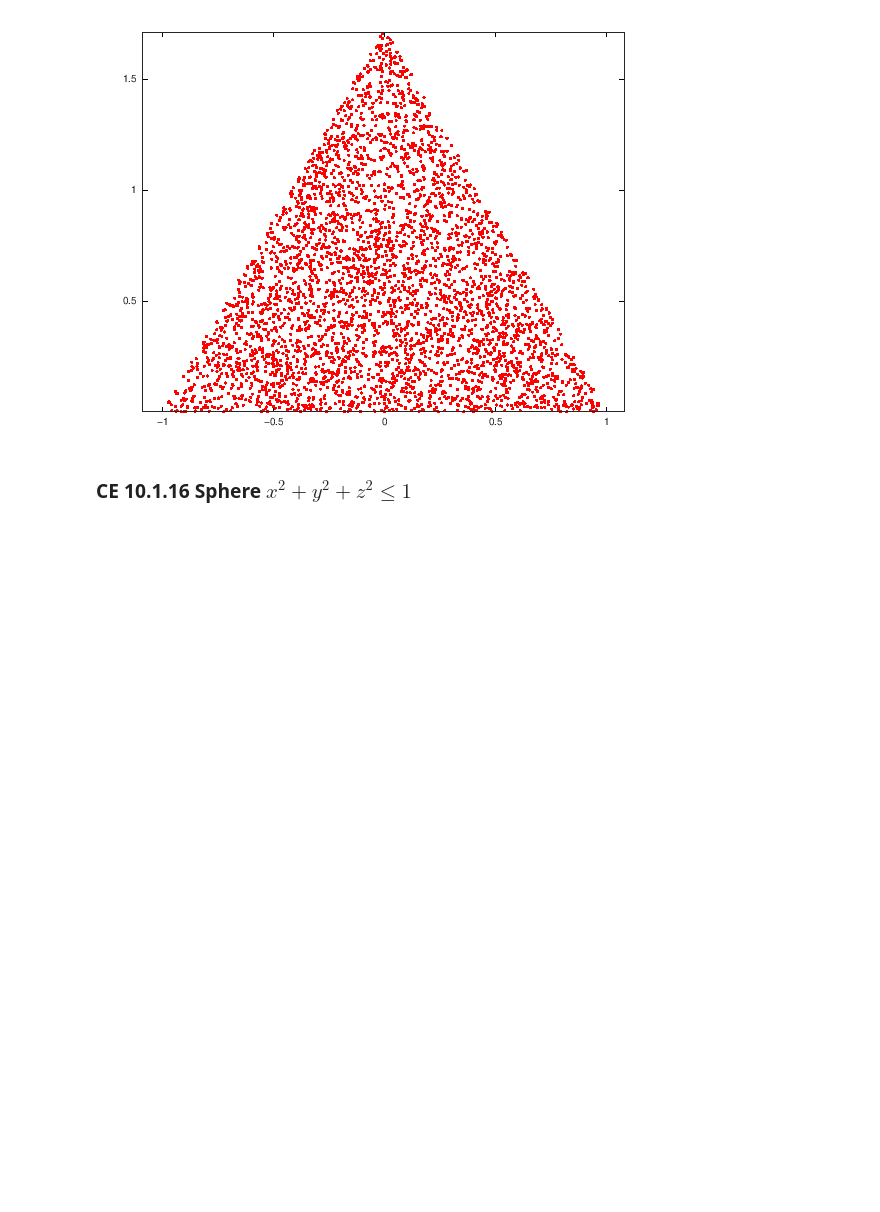
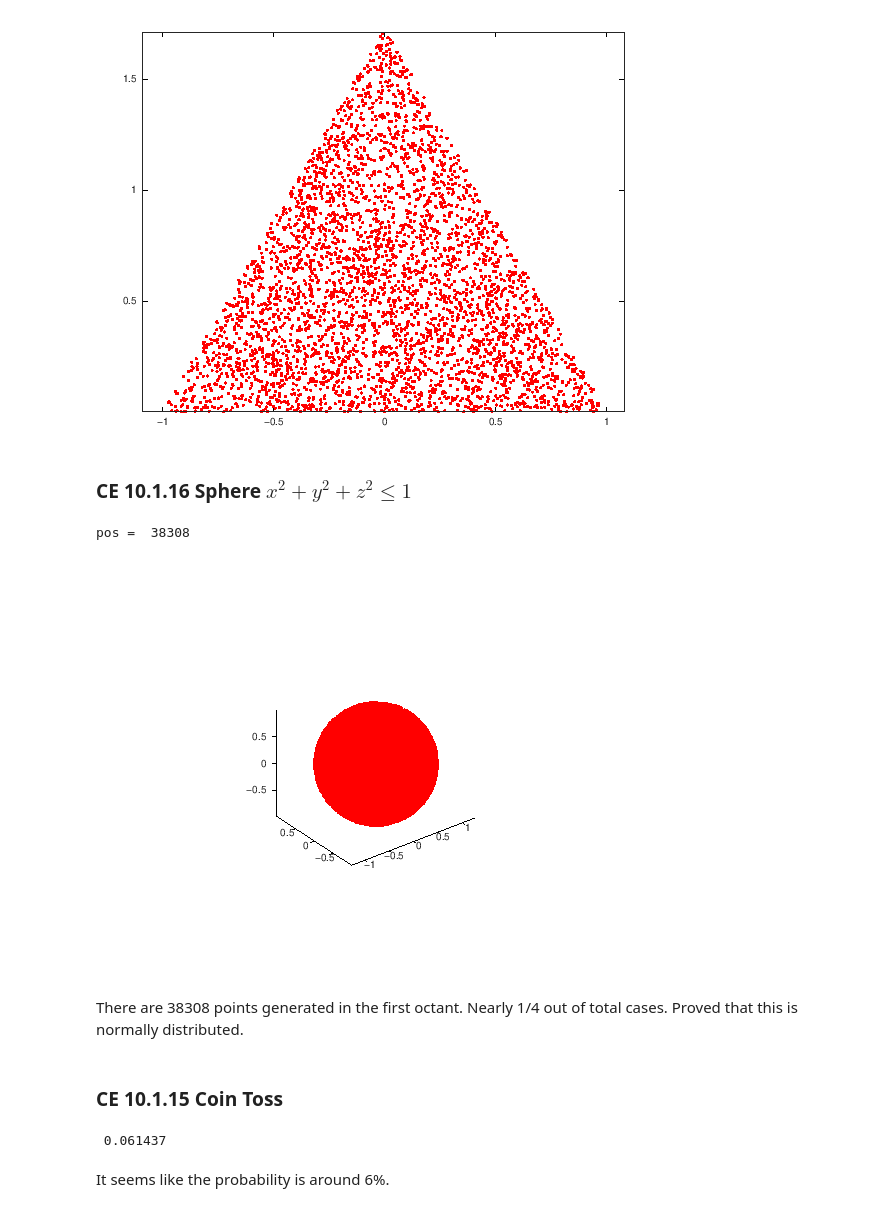
Before and after one commit to wutDefinesYou/MAT355, a Jupyter notebook: HW24.ipynb, the cells around one changed output. Cells and saved outputs as stored; diff of their text form; code cells hidden in the pictures; blank space fills up the shorter version.

```diff
--- a/HW24.ipynb
+++ b/HW24.ipynb
@@ -53,3 +53,50 @@ axis equal
 [figure]
 # %% [markdown]
 ### CE 10.1.16 Sphere $ x^2 + y^2 + z^2 \leq 1 $
+# %%
+counter = 0;
+pos = 0;
+while counter < 160000
+    a = 2*rand() - 1;
+    b = 2*rand() - 1;
+    c = 2*rand() - 1;
+    if (a^2 + b^2 + c^2) <= 1
+        counter += 1;
+        x(counter) = a;
+        y(counter) = b;
+        z(counter) = c;
+    endif
+    if a >= 0 && b >= 0 && c >= 0
+        pos += 1;
+    endif
+endwhile
+
+plot3(x,y,z,"r.")
+axis equal
+display(pos)
+# %% [output]
+pos =  38308
+[figure, added]
+# %% [markdown]
+There are 38308 points generated in the first octant. Nearly 1/4 out of total cases. Proved that this is normally distributed.
+# %% [markdown]
+### CE 10.1.15 Coin Toss
+# %%
+counter = 0;
+N = 16000;
+for i = 0:N
+    a = round(rand());
+    b = round(rand());
+    c = round(rand());
+    d = round(rand());
+    e = round(rand());
+    if a == b && a == c && a == d && a == e
+        counter += 1;
+    endif
+endfor
+
+display(counter / N)
+# %% [output]
+ 0.061437
+# %% [markdown]
+It seems like the probability is around 6%.
```
